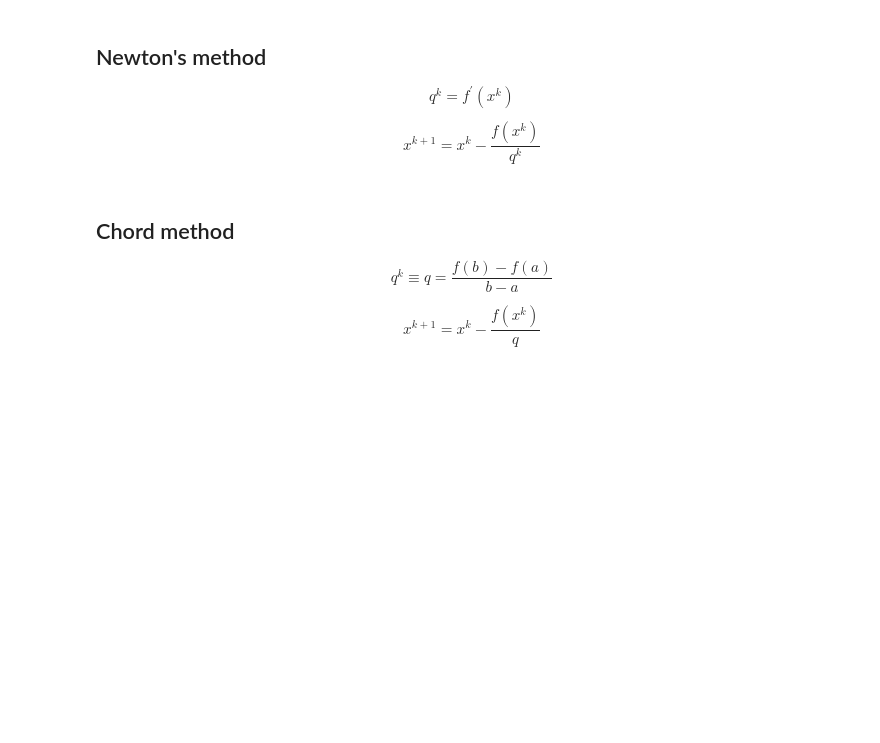
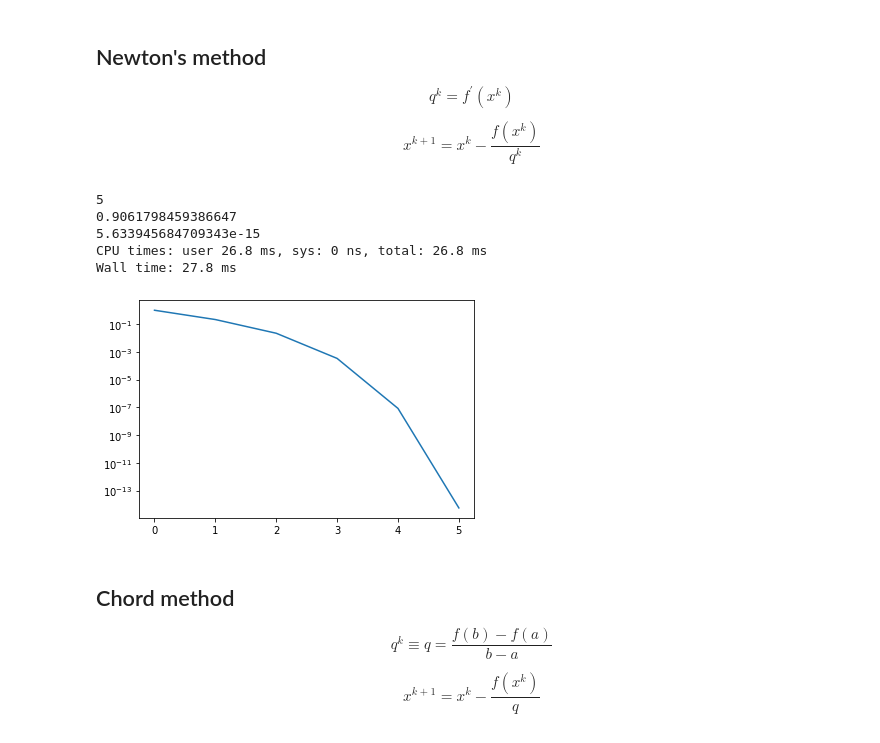
Before and after one commit to mapenzo-ph/numerical-analysis-2021-2022, a Jupyter notebook: notebooks/GR_lab01_nonlinear_equations.ipynb, the cells around one changed output. Saved outputs shown, nothing was run; the diff lists cells and outputs as text; code cells hidden in the pictures; blank space fills up the shorter version.

```diff
--- a/notebooks/GR_lab01_nonlinear_equations.ipynb
+++ b/notebooks/GR_lab01_nonlinear_equations.ipynb
@@ -133,3 +138,40 @@ def newton(f,f_prime,x0,eps,n_max):
+# %%
+def newton(f,f_prime,x0,eps,n_max):
+    assert abs(f_prime(x0)) > 1e-16
+    err = abs(f(x0))
+    errors = [err]
+    it = 0
+    x = x0
+    while (err > eps and it < n_max):
+        # check divisor is not too small
+        qk = f_prime(x)
+        if abs(qk) < 1e-12:
+            raise RuntimeError("f_prime(x) is close to zero")
+
+        # get new value of x and error
+        x_new = x - f(x)/qk
+        err = abs(f(x_new))
+
+        # updtating
+        x = x_new
+        errors.append(err)
+        it += 1
+
+    semilogy(errors)
+    print(it)
+    print(x)
+    print(err)
+    return errors
+
+
+%time errors_newton = newton(f,f_prime,1.0,eps,n_max)
+# %% [output]
+5
+0.9061798459386647
+5.633945684709343e-15
+CPU times: user 26.8 ms, sys: 0 ns, total: 26.8 ms
+Wall time: 27.8 ms
+[figure, added]
 # %% [markdown]
 ## Chord method
 
```
Also changed, not shown: parts of 12 cells of this notebook.
